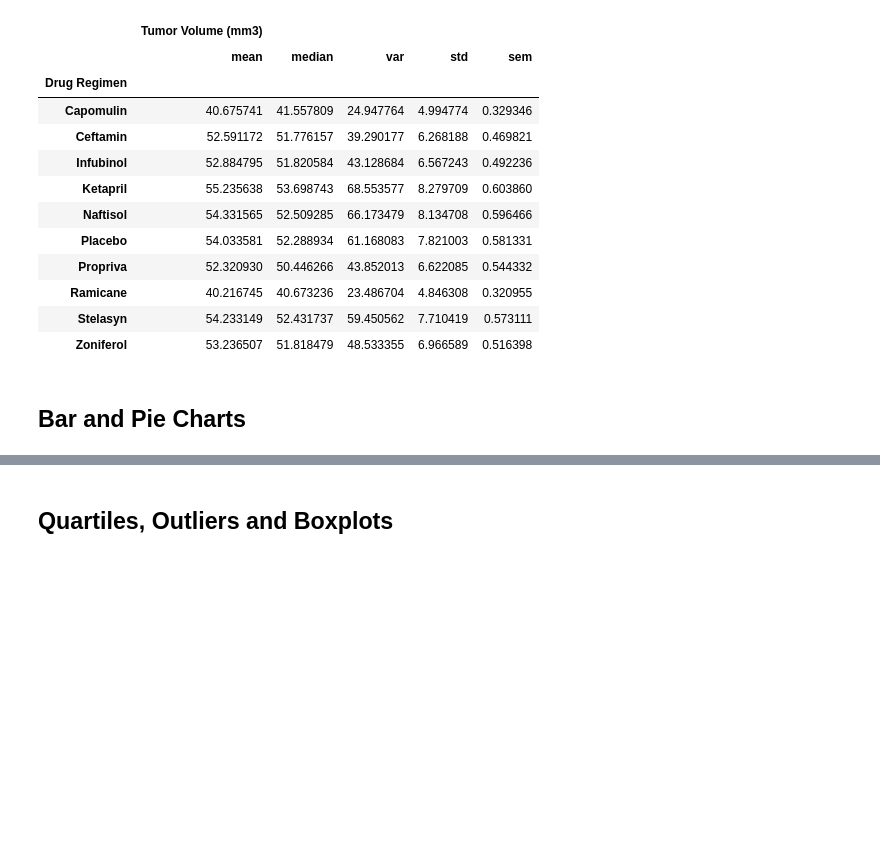
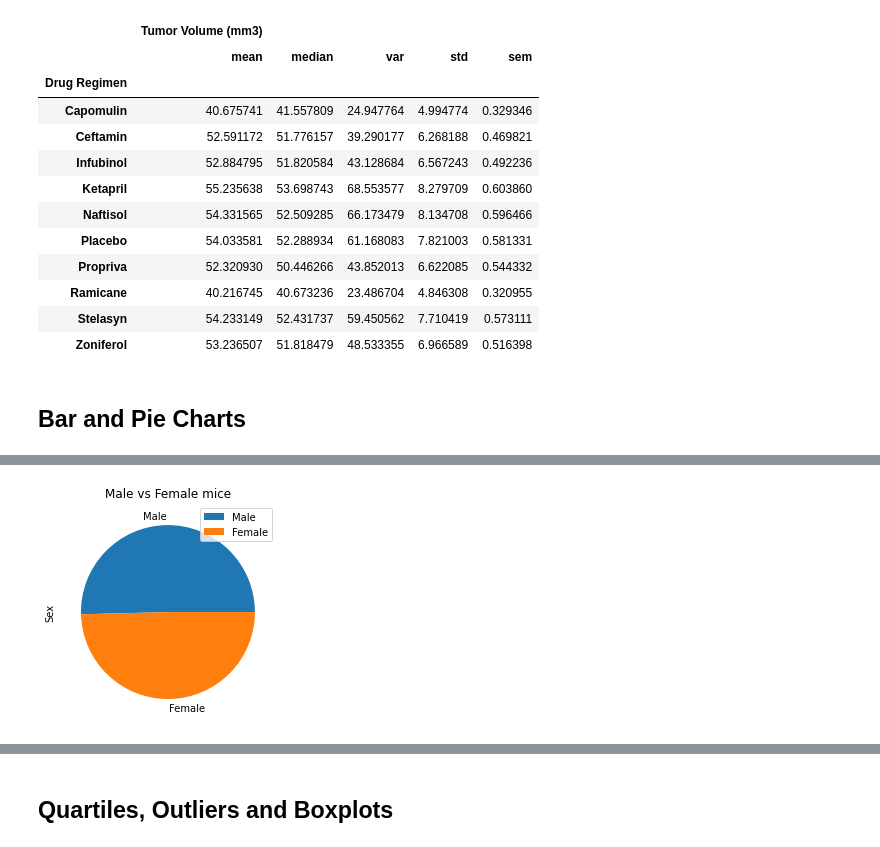
Before and after one commit to ItsGreyedOut/Matplotlib-Challenge, a Jupyter notebook: Pymaceuticals/pymaceuticals_starter.ipynb, the cells around one changed output, grey strips where cells are left out. Drawn from its saved outputs; the diff is of its cells as text; code cells hidden in the pictures; blank space fills up the shorter version.

```diff
--- a/Pymaceuticals/pymaceuticals_starter.ipynb
+++ b/Pymaceuticals/pymaceuticals_starter.ipynb
@@ -156,4 +179,12 @@ clean_data.groupby(["Drug Regimen"]).agg({"Tumor Volume (mm3)":['mean','median',
 # %%
 # Generate a pie plot showing the distribution of female versus male mice using pandas
+male_vs_female = clean_data.drop_duplicates(subset=["Mouse ID"])
+male_vs_female = male_vs_female["Sex"].value_counts()
+plt.title("Male vs Female mice")
+male_vs_female.plot.pie()
+plt.legend()
+plt.show()
+# %% [output]
+[figure, added]
 # %%
 # Generate a pie plot showing the distribution of female versus male mice using pyplot
```
Also changed, not shown: parts of 5 cells of this notebook.
